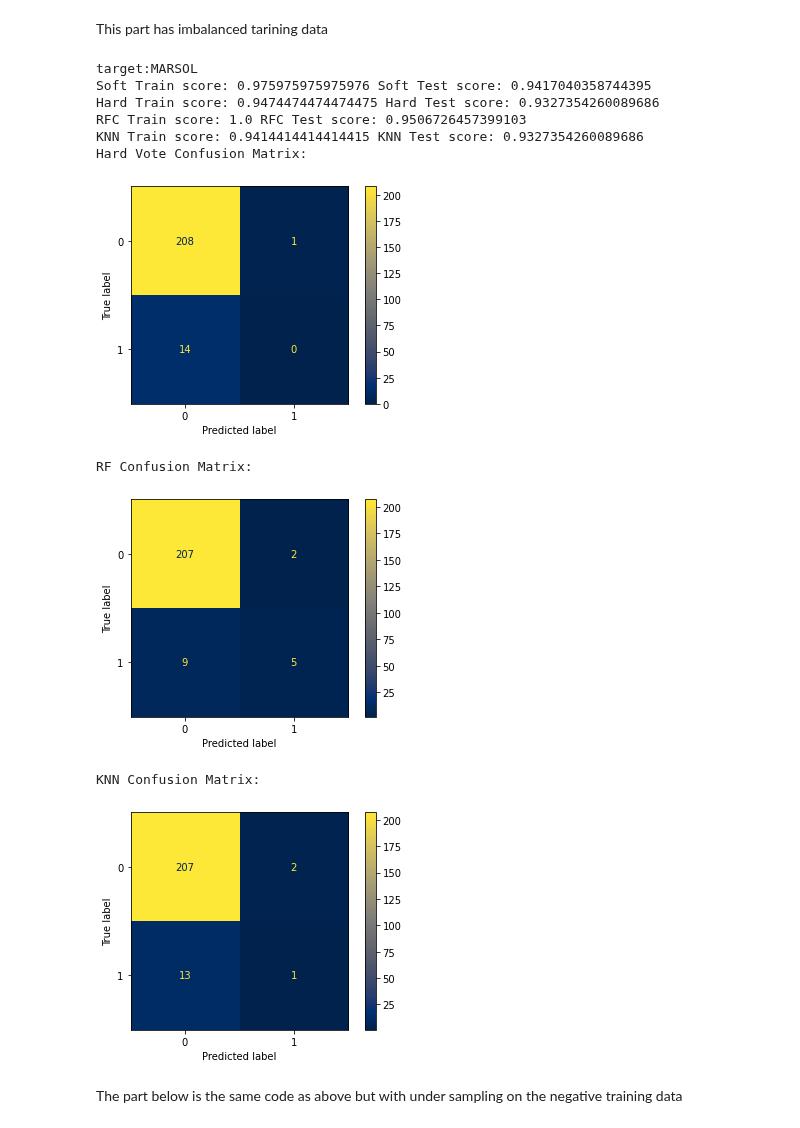
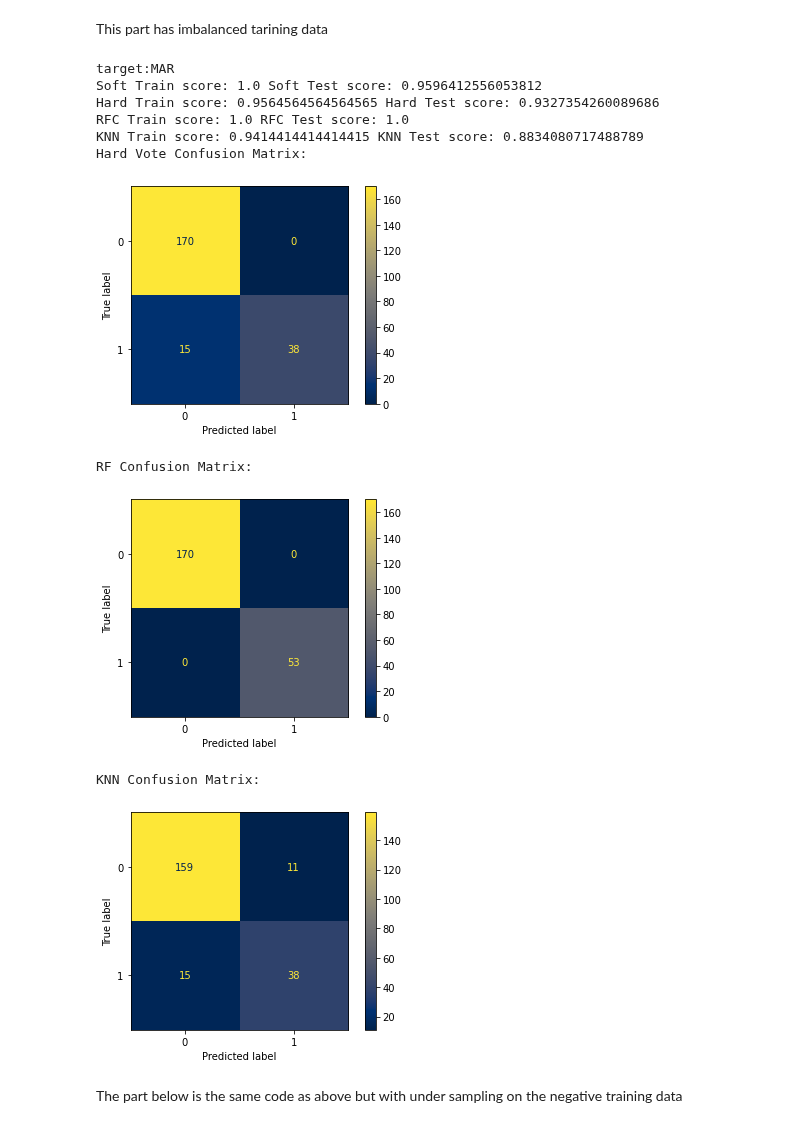
Before and after one commit to HengjunLuo/capstone-landis, a Jupyter notebook: notebooks/flightTime.ipynb, the cells around one changed output. Drawn from its saved outputs; the diff is of its cells as text; code cells hidden in the pictures.

```diff
--- a/notebooks/flightTime.ipynb
+++ b/notebooks/flightTime.ipynb
@@ -138,7 +138,7 @@ with open("../.routing", 'r', encoding='utf-8') as f:
 train_seg_length = 60
 test_seg_length = 60
 # The quintessential target class
-target = "MARSOL"
+target = "MAR"
 
 # Empty lists for inserting data
 X_actual = []
@@ -161,6 +161,9 @@ for k in range(len(keyboard)):
 
         l = heatmap.class_label()
     labels.append(l)
+
+#Remove duplicate labels
+labels = list( dict.fromkeys(labels) )
 
 X_train, X_test, Y_train, Y_test = train_test_split(X_actual, Y_actual, random_state=0)
 '''
@@ -216,41 +219,41 @@ if test_binary:
 
     print("RF Confusion Matrix:")
     y_rf_predict = rfc.predict(X_test)
     ConfusionMatrixDisplay.from_predictions(Y_test, y_rf_predict, cmap='cividis')
     plt.show()
 
     print("KNN Confusion Matrix:")
     y_rf_predict = knn.predict(X_test)
     ConfusionMatrixDisplay.from_predictions(Y_test, y_rf_predict, cmap='cividis')
     plt.show()
 
 else:
 
     fig, ax = plt.subplots(3, figsize=(10,30))
 
     ax[0].set_title("Hard Vote Confusion Matrix:")
     y_rf_predict = vot_hard.predict(X_test)
     ConfusionMatrixDisplay.from_predictions(Y_test, y_rf_predict, cmap='cividis', xticks_rotation=-45.0, labels=labels, ax=ax[0])
 
     ax[1].set_title("RF Confusion Matrix:")
     y_rf_predict = rfc.predict(X_test)
     ConfusionMatrixDisplay.from_predictions(Y_test, y_rf_predict, cmap='cividis', xticks_rotation=-45.0, labels=labels, ax=ax[1])
 
     ax[2].set_title("KNN Confusion Matrix:")
     y_rf_predict = knn.predict(X_test)
     ConfusionMatrixDisplay.from_predictions(Y_test, y_rf_predict, cmap='cividis', xticks_rotation=-45.0, labels=labels, ax=ax[2])
 # %% [output]
-target:MARSOL
-Soft Train score: 0.975975975975976 Soft Test score: 0.9417040358744395
-Hard Train score: 0.9474474474474475 Hard Test score: 0.9327354260089686
-RFC Train score: 1.0 RFC Test score: 0.9506726457399103
-KNN Train score: 0.9414414414414415 KNN Test score: 0.9327354260089686
+target:MAR
+Soft Train score: 1.0 Soft Test score: 0.9596412556053812
+Hard Train score: 0.9564564564564565 Hard Test score: 0.9327354260089686
+RFC Train score: 1.0 RFC Test score: 1.0
+KNN Train score: 0.9414414414414415 KNN Test score: 0.8834080717488789
 Hard Vote Confusion Matrix:
-[figure, old version]
+[figure, new version]
 RF Confusion Matrix:
-[figure, old version]
+[figure, new version]
 KNN Confusion Matrix:
-[figure, old version]
+[figure, new version]
 # %% [markdown]
 The part below is the same code as above but with under sampling on the negative training data
 # %%
```
Also changed, not shown: parts of 1 cell of this notebook, 3 other files.
